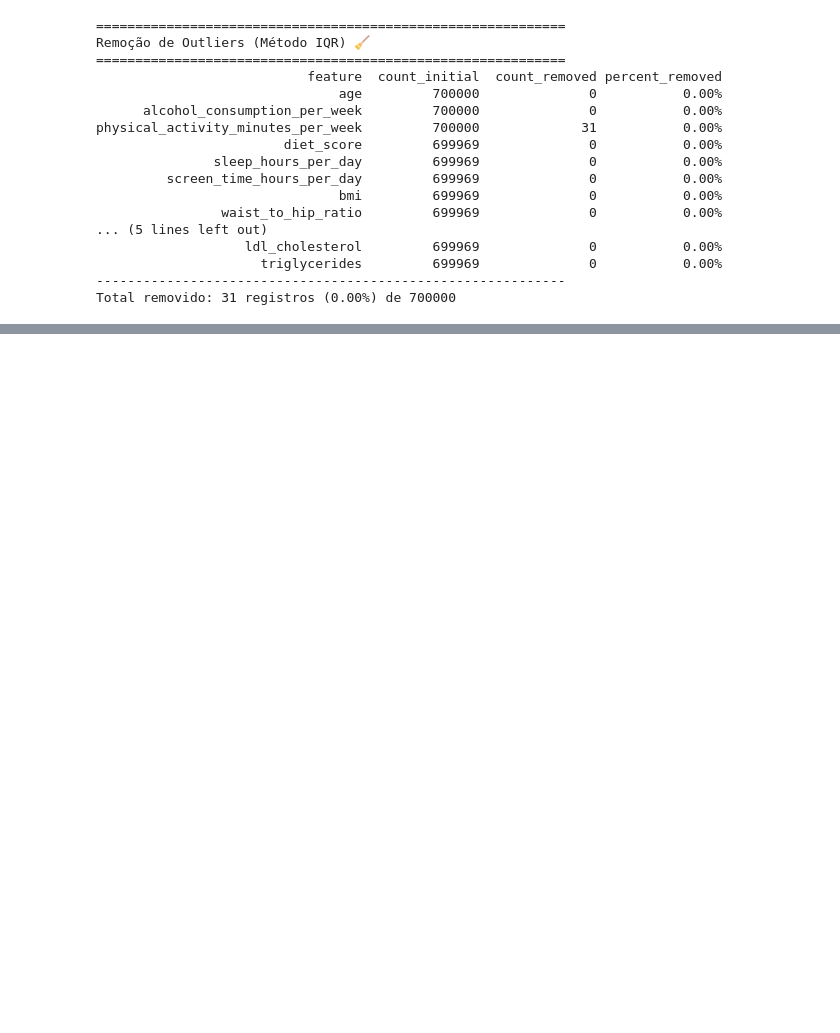
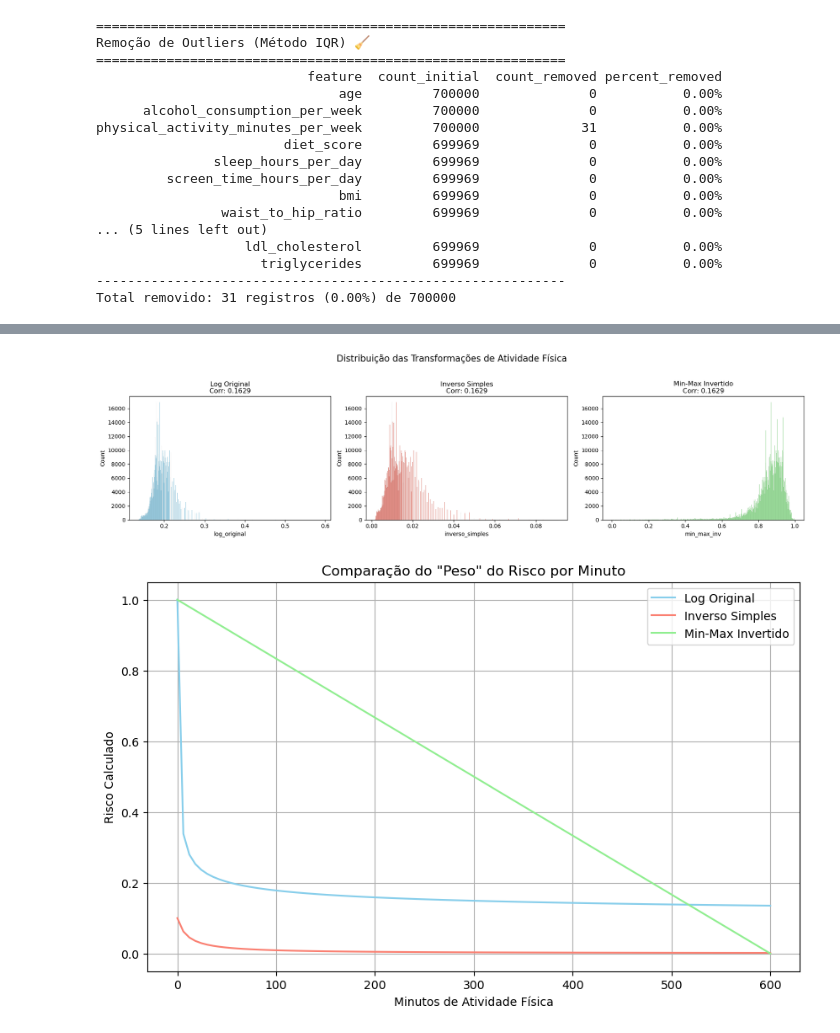
Before and after one commit to albertoakel/Kaggle, a Jupyter notebook: Diabetes_Prediction_Challenge/notebook/EDA.ipynb, the cells around one changed output, grey strips where cells are left out. Cells and saved outputs as stored; diff of their text form; code cells hidden in the pictures; blank space fills up the shorter version.

```diff
--- a/Diabetes_Prediction_Challenge/notebook/EDA.ipynb
+++ b/Diabetes_Prediction_Challenge/notebook/EDA.ipynb
@@ -244,0 +245,77 @@ Name: target, dtype: float64
+# %%
+# Criando as alternativas
+df_filt['PAW'] = df_filt['physical_activity_minutes_per_week']
+df_filt['log_original'] = 1 / (np.log1p(df_filt['PAW']) + 1)
+df_filt['inverso_simples'] = 1 / (df_filt['PAW'] + 10)
+df_filt['min_max_inv'] = 1 - ((df_filt['PAW'] - df_filt['PAW'].min()) / (df_filt['PAW'].max() - df_filt['PAW'].min()))
+
+# Comparando correlações
+correls = df_filt[['diagnosed_diabetes','PAW', 'log_original', 'inverso_simples', 'min_max_inv']].corr(method='spearman')['diagnosed_diabetes'].drop('diagnosed_diabetes')
+
+largura = 70
+print(f"{'='*largura}")
+print(f"{'🧪 COMPARATIVO DE TRANSFORMÇÕES (CORRELAÇÃO)'.center(largura)}")
+print(f"{'='*largura}")
+for trans, val in correls.items():
+    print(f" {trans:<20} | Correlação com Target: {val:>10.4f}")
+print(f"{'='*largura}")
+
+
+def bootstrap_corr(df, target_col, cols_to_test, n_iterations=100):
+    results = {col: [] for col in cols_to_test}
+
+    for _ in range(n_iterations):
+        # Amostragem com reposição (Bootstrap)
+        sample = df.sample(frac=1.0, replace=True)
+        for col in cols_to_test:
+            res = sample[[target_col, col]].corr(method='spearman').iloc[0, 1]
+            results[col].append(res)
+
+    return pd.DataFrame(results)
+
+# Executando o teste
+df_boot = bootstrap_corr(df_filt, 'diagnosed_diabetes', ['PAW','log_original', 'inverso_simples', 'min_max_inv'])
+
+# Exibindo Estatísticas Descritivas
+print(f"{'='*70}")
+print(f"{'📊 ESTATÍSTICAS DE CORRELAÇÃO (BOOTSTRAP)'.center(70)}")
+print(f"{'='*70}")
+summary = df_boot.agg(['mean', 'std','median', 'min', 'max']).T
+print(summary)
+print(f"{'='*70}")
+
+
+# Configuração da figura
+fig, axes = plt.subplots(1, 3, figsize=(18, 5))
+fig.suptitle('Distribuição das Transformações de Atividade Física', fontsize=16)
+
+# 1. Log Original (Sua fórmula atual)
+sns.histplot(df_filt['log_original'], ax=axes[0], color='skyblue')
+axes[0].set_title(f'Log Original\nCorr: {correls["log_original"]:.4f}')
+
+# 2. Inverso Simples (1 / x+10)
+sns.histplot(df_filt['inverso_simples'], ax=axes[1], color='salmon')
+axes[1].set_title(f'Inverso Simples\nCorr: {correls["inverso_simples"]:.4f}')
+
+# 3. Min-Max Invertido (Linear)
+sns.histplot(df_filt['min_max_inv'],ax=axes[2], color='lightgreen')
+axes[2].set_title(f'Min-Max Invertido\nCorr: {correls["min_max_inv"]:.4f}')
+
+plt.tight_layout(rect=[0, 0.03, 1, 0.95])
+plt.show()
+
+test_val = np.linspace(0, 600, 100)
+plt.figure(figsize=(10, 6))
+plt.plot(test_val, 1 / (np.log1p(test_val) + 1), label='Log Original',color='skyblue')
+plt.plot(test_val, 1 / (test_val + 10), label='Inverso Simples',color='salmon')
+plt.plot(test_val, 1 - (test_val / 600), label='Min-Max Invertido',color='lightgreen')
+plt.xlabel('Minutos de Atividade Física')
+plt.ylabel('Risco Calculado')
+plt.title('Comparação do "Peso" do Risco por Minuto')
+plt.legend()
+plt.grid(True)
+plt.show()
+
+# Removendo colunas temporarias da análise
+df_filt=df_filt.drop(columns=['PAW','log_original','inverso_simples','min_max_inv'])
+# %% [output]
@@ -244,0 +339,2 @@ Name: target, dtype: float64
+[figure, added]
+[figure, added]
```
Also changed, not shown: parts of 21 cells of this notebook, 9 other files.
